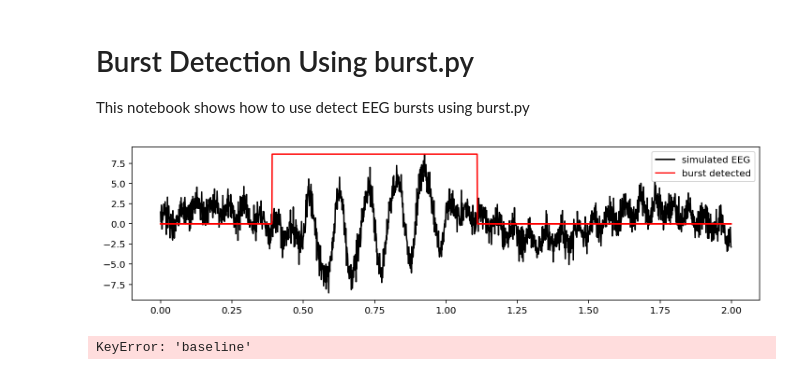
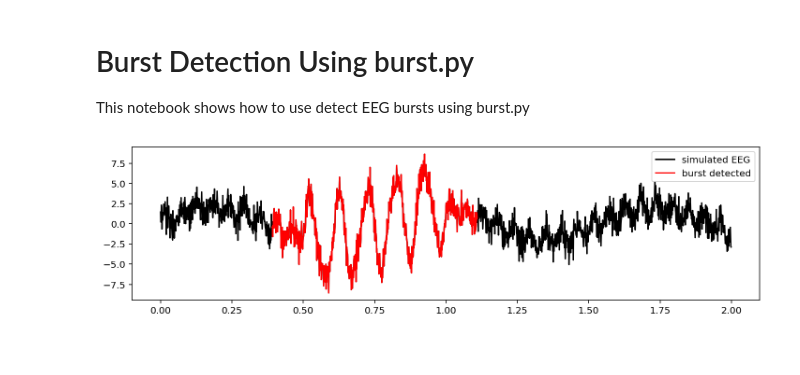
Before and after one commit to neurodsp-tools/neurodsp, a Jupyter notebook: tutorials/BurstDetection.ipynb, the cells around one changed output. Drawn from its saved outputs; the diff is of its cells as text; code cells hidden in the pictures.

Commit message:
Time series color in plot based on burst activity

```diff
--- a/tutorials/BurstDetection.ipynb
+++ b/tutorials/BurstDetection.ipynb
@@ -11,25 +11,24 @@ import matplotlib.pyplot as plt
 # %%
 # Generate quasi-periodic data with an alpha burst
 np.random.seed(0)
 t = np.arange(0,2,.001)
 x = np.random.randn(len(t)) + 2*np.sin(t*2*np.pi*1.3) + np.sin(t*2*np.pi*18-.3)
 x[500:1000] += 5*np.sin(t[500:1000]*2*np.pi*10)
 Fs = 1000
 
 # Define the frequency band of interest
 alpha = (8, 12)
 
 # Detect bursts
 bursting = neurodsp.detect(x, alpha, Fs, algorithm='deviation', thresh=(1.5, 3), baseline='median')
 
+# Get indices for bursting
+bursting_i = np.where(bursting)
+
 # Plot original signal and bu
 plt.figure(figsize=(12,3));
 plt.plot(t, x, 'k', label='simulated EEG');
-plt.plot(t, bursting*max(x), 'r', label='burst detected');
+plt.plot(t[bursting_i], x[bursting_i], 'r', label='burst detected')
 plt.legend(loc='best');
 # %% [output]
-[figure, old version]
+[figure, new version]
-# %%
-neurodsp.detect(x, alpha, Fs, algorithm='deviation', thresh=(1.5, 3), )
-# %% [output]
-KeyError: 'baseline'
```
